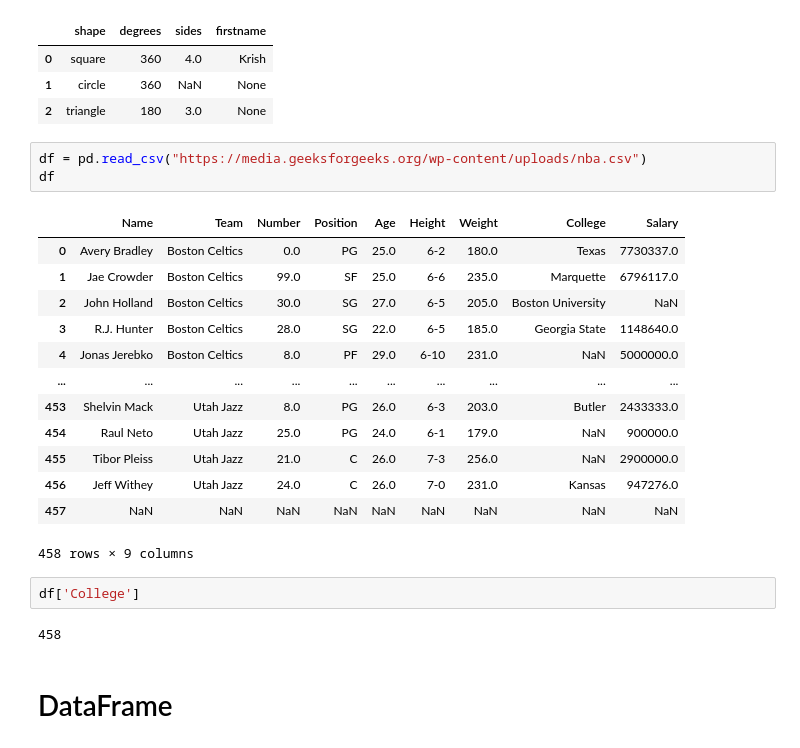
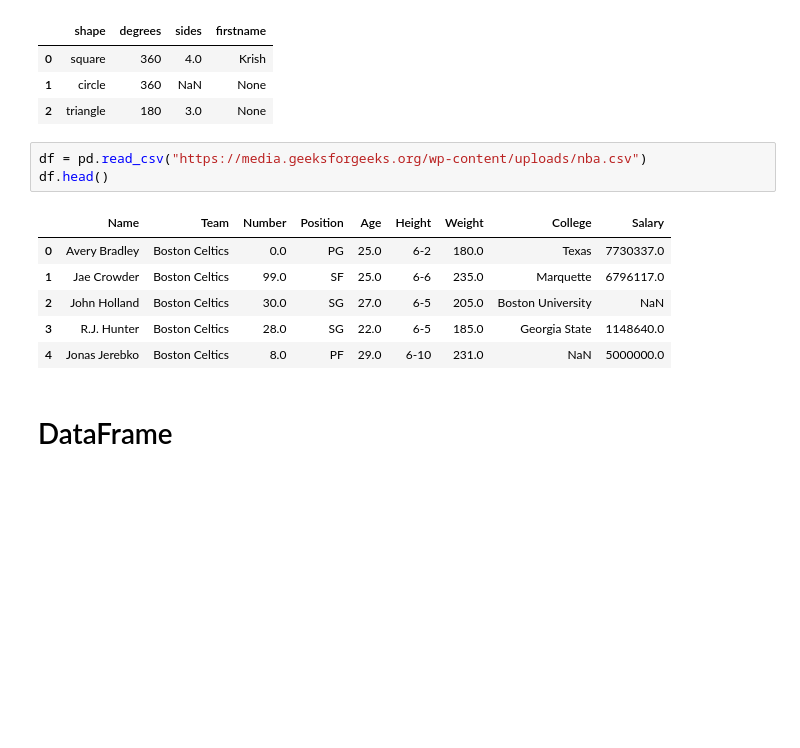
Before and after one commit to 960Subhamsingh/Data-Sciences, a Jupyter notebook: pandas/Pandas_tutorial.ipynb, the cells around one changed output. Saved outputs shown, nothing was run; the diff lists cells and outputs as text; blank space fills up the shorter version.

```diff
--- a/pandas/Pandas_tutorial.ipynb
+++ b/pandas/Pandas_tutorial.ipynb
@@ -315,24 +205,13 @@ pd.read_xml(xml,   namespaces={"doc": "https://example.com"})
 | 2 | triangle | 180 | 3.0 | None |
 # %%
 df = pd.read_csv("https://media.geeksforgeeks.org/wp-content/uploads/nba.csv")
-df
+df.head()
 # %% [output]
 |  | Name | Team | Number | Position | Age | Height | Weight | College | Salary |
 | 0 | Avery Bradley | Boston Celtics | 0.0 | PG | 25.0 | 6-2 | 180.0 | Texas | 7730337.0 |
 | 1 | Jae Crowder | Boston Celtics | 99.0 | SF | 25.0 | 6-6 | 235.0 | Marquette | 6796117.0 |
 | 2 | John Holland | Boston Celtics | 30.0 | SG | 27.0 | 6-5 | 205.0 | Boston University | NaN |
 | 3 | R.J. Hunter | Boston Celtics | 28.0 | SG | 22.0 | 6-5 | 185.0 | Georgia State | 1148640.0 |
 | 4 | Jonas Jerebko | Boston Celtics | 8.0 | PF | 29.0 | 6-10 | 231.0 | NaN | 5000000.0 |
-| ... | ... | ... | ... | ... | ... | ... | ... | ... | ... |
-| 453 | Shelvin Mack | Utah Jazz | 8.0 | PG | 26.0 | 6-3 | 203.0 | Butler | 2433333.0 |
-| 454 | Raul Neto | Utah Jazz | 25.0 | PG | 24.0 | 6-1 | 179.0 | NaN | 900000.0 |
-| 455 | Tibor Pleiss | Utah Jazz | 21.0 | C | 26.0 | 7-3 | 256.0 | NaN | 2900000.0 |
-| 456 | Jeff Withey | Utah Jazz | 24.0 | C | 26.0 | 7-0 | 231.0 | Kansas | 947276.0 |
-| 457 | NaN | NaN | NaN | NaN | NaN | NaN | NaN | NaN | NaN |
-458 rows × 9 columns
-# %%
-df['College']
-# %% [output]
-458
 # %% [markdown]
 # DataFrame
```
Also changed, not shown: parts of 15 cells of this notebook, 4 other files.
